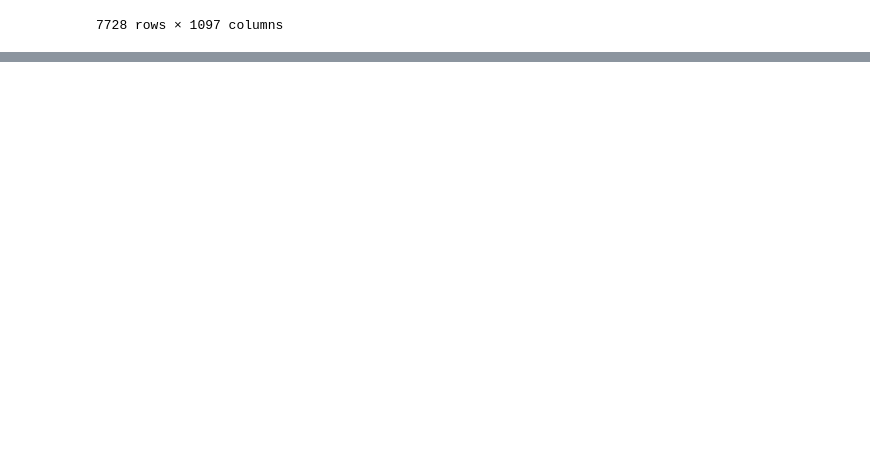
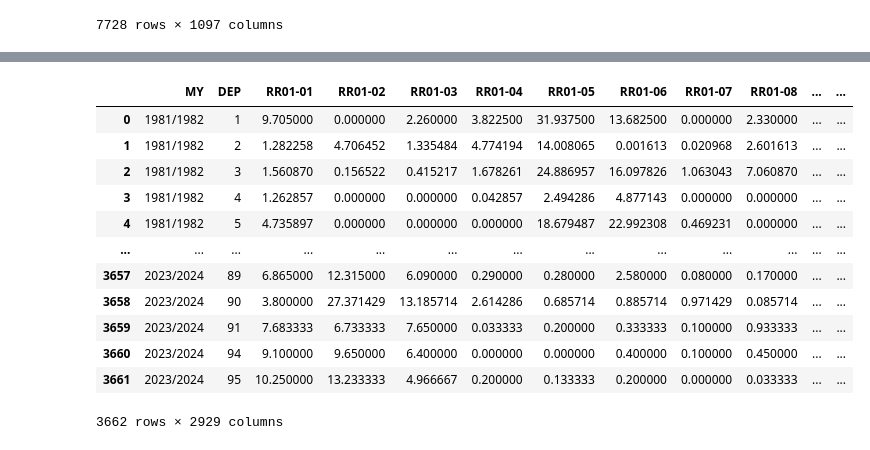
Before and after one commit to aleexv6/Meteo, a Jupyter notebook: YieldModel/data/aggregDailyData.ipynb, the cells around one changed output, grey strips where cells are left out. Drawn from its saved outputs; the diff is of its cells as text; code cells hidden in the pictures; blank space fills up the shorter version.

```diff
--- a/YieldModel/data/aggregDailyData.ipynb
+++ b/YieldModel/data/aggregDailyData.ipynb
@@ -137,0 +303,37 @@ np.int64(39083)
+# %%
+som_pom = pd.read_json(f"{SOM_DATA_URL}/pom.json") #read json
+som_pom['DEP'] = som_pom['nom'].map(departements) #map dep name to dep codevpd['DEP'] = vpd['dep'].map(departements) #map dep name to dep code
+som_pom = som_pom.drop("nom", axis=1) #remove unwanted dep name -> final som pom data
+# %%
+maom_pom = pd.read_json(f"{SOM_DATA_URL}/maom.json") #read json
+maom_pom['DEP'] = maom_pom['nom'].map(departements) #map dep name to dep codevpd['DEP'] = vpd['dep'].map(departements) #map dep name to dep code
+maom_pom = maom_pom.drop("nom", axis=1) #remove unwanted dep name -> final som maom data
+# %%
+awc = pd.read_json(f"{AWC_DATA_URL}/AWC.json") #read json
+awc['DEP'] = awc['nom'].map(departements) #map dep name to dep codevpd['DEP'] = vpd['dep'].map(departements) #map dep name to dep code
+awc = awc.drop("nom", axis=1) #remove unwanted dep name -> final AWC data
+# %%
+weather_vpd = pd.merge(weather_pivot, vpd_pivot, on=['DEP', 'MY'], how="inner")
+weather_vpd_ndvi = pd.merge(weather_vpd, ndvi_pivot, on=['DEP', 'MY'], how="inner")
+weather_vpd_ndvi_yields = pd.merge(weather_vpd_ndvi, yields, on=['DEP', 'MY'], how="inner")
+
+som_maom = pd.merge(som_pom, maom_pom, on="DEP", how='inner')
+som_maom_awc = pd.merge(som_maom, awc, on="DEP", how='inner')
+
+result = pd.merge(weather_vpd_ndvi_yields, som_maom_awc, on="DEP", how="inner")
+# %%
+result
+# %% [output]
+|  | MY | DEP | RR01-01 | RR01-02 | RR01-03 | RR01-04 | RR01-05 | RR01-06 | RR01-07 | RR01-08 | ... | ... |
+| 0 | 1981/1982 | 1 | 9.705000 | 0.000000 | 2.260000 | 3.822500 | 31.937500 | 13.682500 | 0.000000 | 2.330000 | ... | ... |
+| 1 | 1981/1982 | 2 | 1.282258 | 4.706452 | 1.335484 | 4.774194 | 14.008065 | 0.001613 | 0.020968 | 2.601613 | ... | ... |
+| 2 | 1981/1982 | 3 | 1.560870 | 0.156522 | 0.415217 | 1.678261 | 24.886957 | 16.097826 | 1.063043 | 7.060870 | ... | ... |
+| 3 | 1981/1982 | 4 | 1.262857 | 0.000000 | 0.000000 | 0.042857 | 2.494286 | 4.877143 | 0.000000 | 0.000000 | ... | ... |
+| 4 | 1981/1982 | 5 | 4.735897 | 0.000000 | 0.000000 | 0.000000 | 18.679487 | 22.992308 | 0.469231 | 0.000000 | ... | ... |
+| ... | ... | ... | ... | ... | ... | ... | ... | ... | ... | ... | ... | ... |
+| 3657 | 2023/2024 | 89 | 6.865000 | 12.315000 | 6.090000 | 0.290000 | 0.280000 | 2.580000 | 0.080000 | 0.170000 | ... | ... |
+| 3658 | 2023/2024 | 90 | 3.800000 | 27.371429 | 13.185714 | 2.614286 | 0.685714 | 0.885714 | 0.971429 | 0.085714 | ... | ... |
+| 3659 | 2023/2024 | 91 | 7.683333 | 6.733333 | 7.650000 | 0.033333 | 0.200000 | 0.333333 | 0.100000 | 0.933333 | ... | ... |
+| 3660 | 2023/2024 | 94 | 9.100000 | 9.650000 | 6.400000 | 0.000000 | 0.000000 | 0.400000 | 0.100000 | 0.450000 | ... | ... |
+| 3661 | 2023/2024 | 95 | 10.250000 | 13.233333 | 4.966667 | 0.200000 | 0.133333 | 0.200000 | 0.000000 | 0.033333 | ... | ... |
+3662 rows × 2929 columns
```
Also changed, not shown: parts of 15 cells of this notebook, 2 other files.
